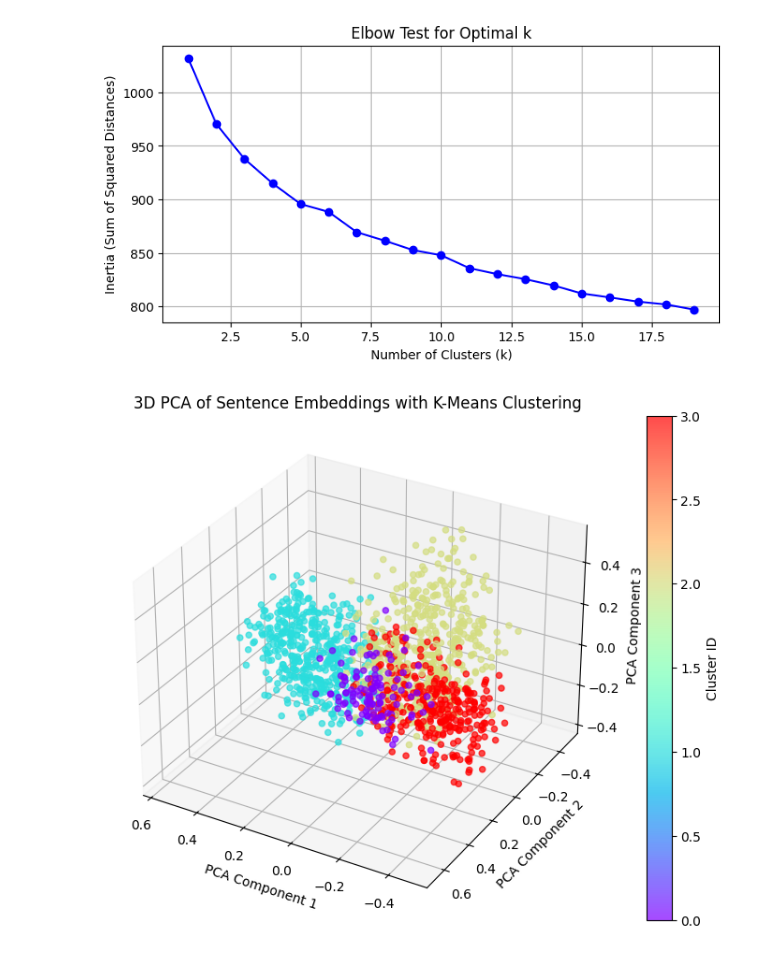
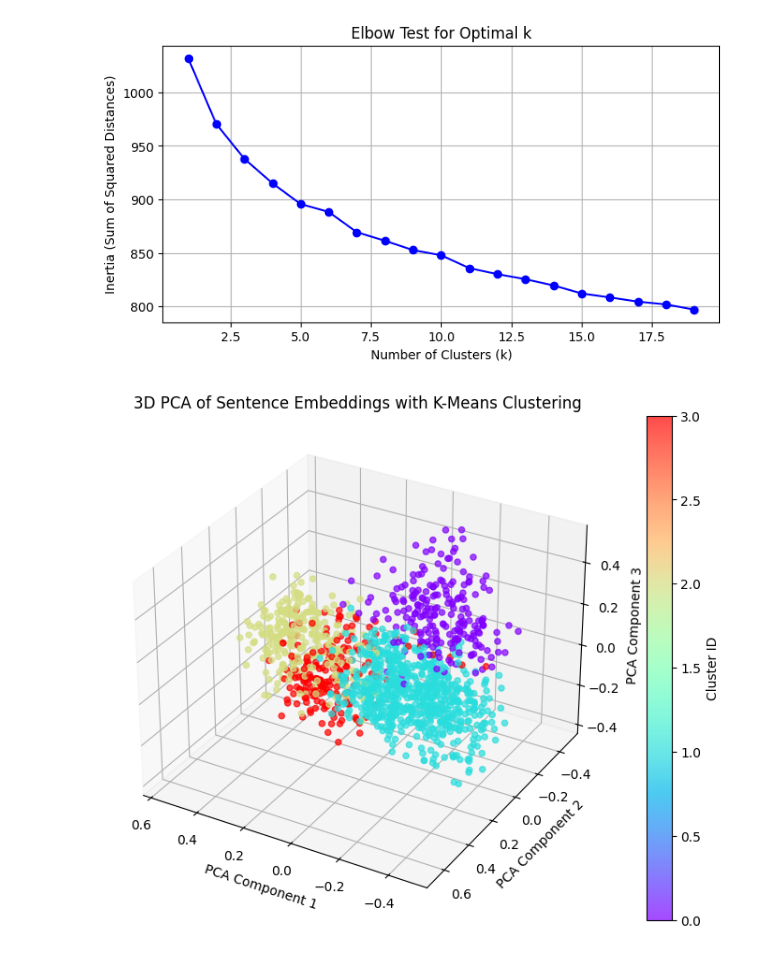
Before and after one commit to mpham8/kestelman-research, a Jupyter notebook: text-data-context/k-mean-clustering.ipynb, the cells around one changed output. Drawn from its saved outputs; the diff is of its cells as text; code cells hidden in the pictures.

```diff
--- a/text-data-context/k-mean-clustering.ipynb
+++ b/text-data-context/k-mean-clustering.ipynb
@@ -314,11 +335,11 @@ elbow_test(neighborhood_char_embeddings)
 [figure]
 # %%
 neighborhood_char_num_clusters = 4
-neighborhood_char_clusters = k_means_classifier(neighborhood_char_embeddings, num_clusters=neighborhood_char_num_clusters, seed=42, n_init=10)
+neighborhood_char_clusters, neighborhood_char_clustering_model = k_means_classifier(neighborhood_char_embeddings, num_clusters=neighborhood_char_num_clusters, seed=42, n_init=30)
 neighborhood_char_clusters_df = pd.DataFrame({'Sentence': neighborhood_char_sentences, 'Cluster': neighborhood_char_clusters})
 pca_plot(neighborhood_char_embeddings, neighborhood_char_clusters)
 # %% [output]
-[figure, old version]
+[figure, new version]
 # %%
 neighborhood_char_example_sentences = 4
 example_sentences(neighborhood_char_clusters_df, neighborhood_char_num_clusters, neighborhood_char_example_sentences)
```
Also changed, not shown: parts of 17 cells of this notebook.
